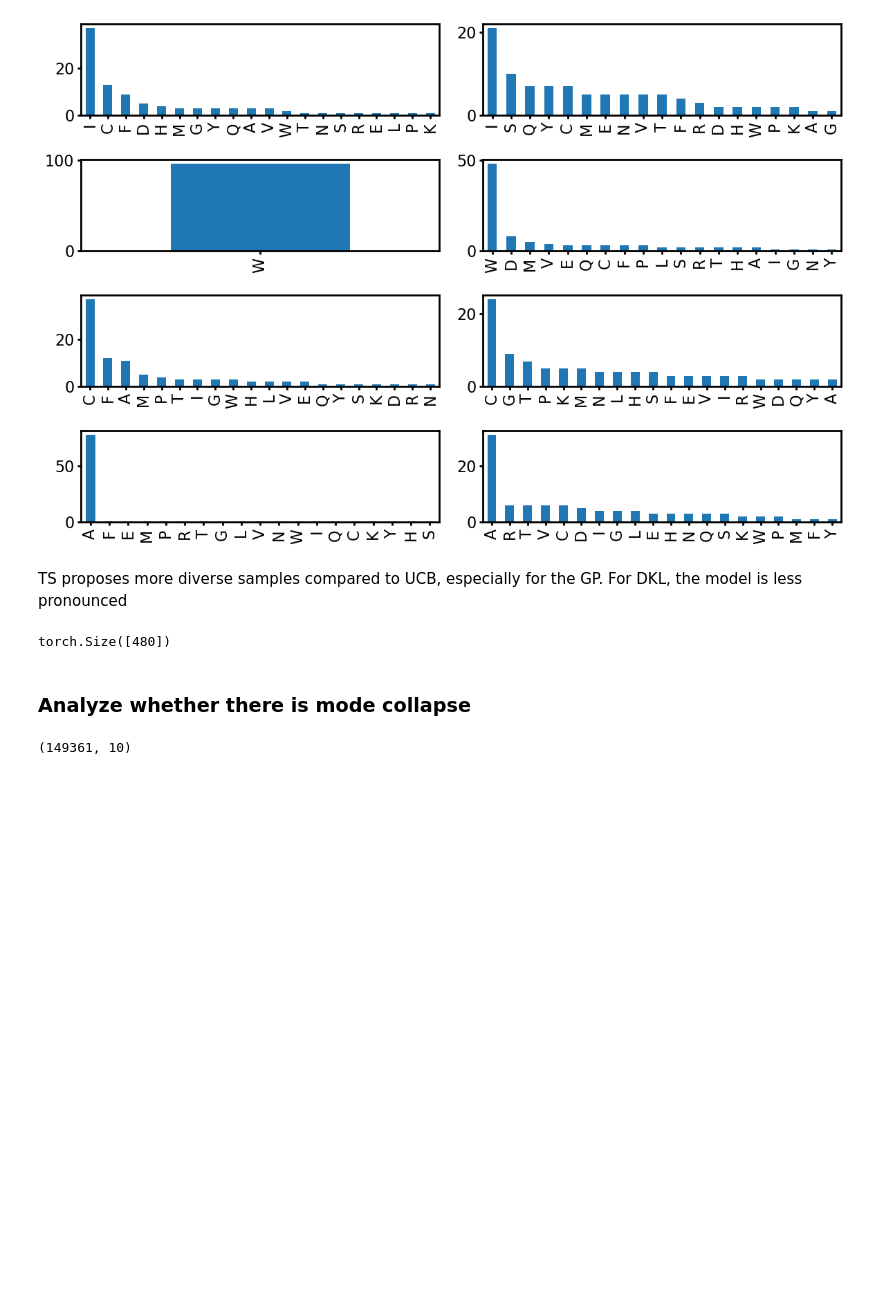
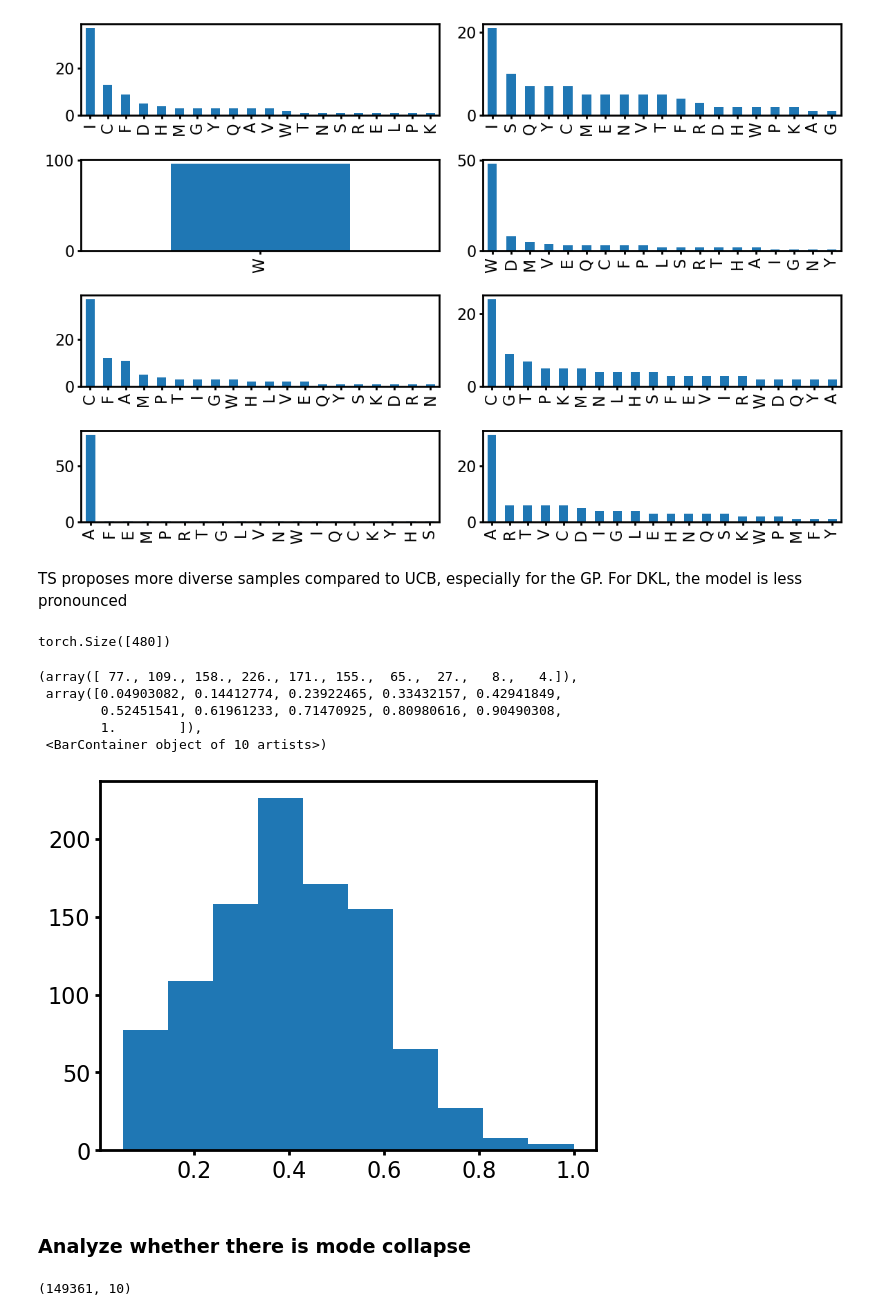
Before and after one commit to jsunn-y/ALDE, a Jupyter notebook: analysis.ipynb, the cells around one changed output. Cells and saved outputs as stored; diff of their text form; code cells hidden in the pictures; blank space fills up the shorter version.

```diff
--- a/analysis.ipynb
+++ b/analysis.ipynb
@@ -58,6 +58,21 @@ data = torch.load('/home/jyang4/repos/DKBO-MLDE/results/archived/trpB_onehot/DKL
 data.shape
 # %% [output]
 torch.Size([480])
+# %%
+data = pd.read_csv('/home/jyang4/repos/data/TrpB_fitness.csv')
+#randomly select 96 rows
+maxes = []
+for i in range(1000):
+    indices = np.random.choice(data.shape[0], 96, replace=False)
+    maxes.append(data['fitness'][indices].max())
+plt.hist(maxes)
+# %% [output]
+(array([ 77., 109., 158., 226., 171., 155.,  65.,  27.,   8.,   4.]),
+ array([0.04903082, 0.14412774, 0.23922465, 0.33432157, 0.42941849,
+        0.52451541, 0.61961233, 0.71470925, 0.80980616, 0.90490308,
+        1.        ]),
+ <BarContainer object of 10 artists>)
+[figure, added]
 # %% [markdown]
 ### Analyze whether there is mode collapse
 # %%
```
Also changed, not shown: 8 other files.
